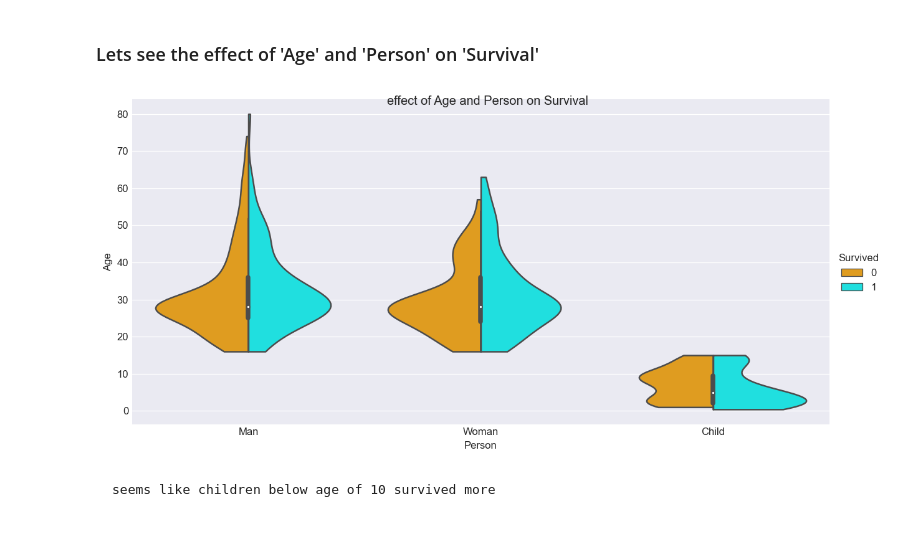
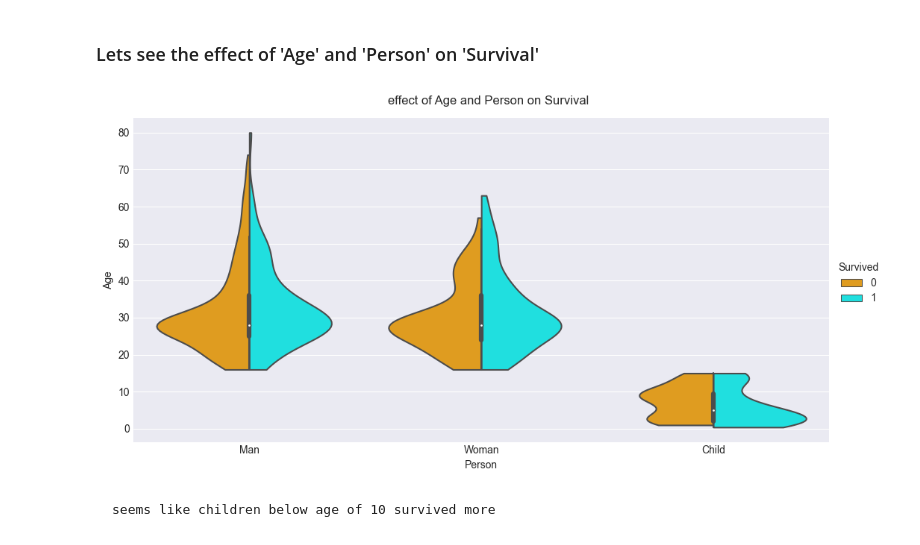
Before and after one commit to afzalmp40/EDA, a Jupyter notebook: titanic EDA/titanic EDA.ipynb, the cells around one changed output. Cells and saved outputs as stored; diff of their text form; code cells hidden in the pictures.

```diff
--- a/titanic EDA/titanic EDA.ipynb
+++ b/titanic EDA/titanic EDA.ipynb
@@ -674,19 +680,20 @@ plt.show()
 # %% [markdown]
 ### Lets see the effect of 'Age' and 'Person' on 'Survival'
 # %%
-plot=sns.catplot(data=df,
-                 x='Person',
-                 y='Age',
-                 hue='Survived',
-                 kind='violin',
-                 split=True, cut=0, palette={0: "orange", 1: "cyan"}, aspect=2
+plot=sns.catplot(
+    data=df,
+    x='Person',
+    y='Age',
+    hue='Survived',
+    kind='violin',
+    split=True, cut=0, palette={0: "orange", 1: "cyan"}, aspect=2
 )
 
-plot.fig.dpi=120
-plot.fig.suptitle('effect of Age and Person on Survival')
+plot.fig.dpi=100
+plot.fig.suptitle('effect of Age and Person on Survival', y=1.03)
 plt.show()
 # %% [output]
-[figure, old version]
+[figure, new version]
 # %% [markdown]
     seems like children below age of 10 survived more
 # %% [markdown]
```
Also changed, not shown: parts of 15 cells of this notebook.
